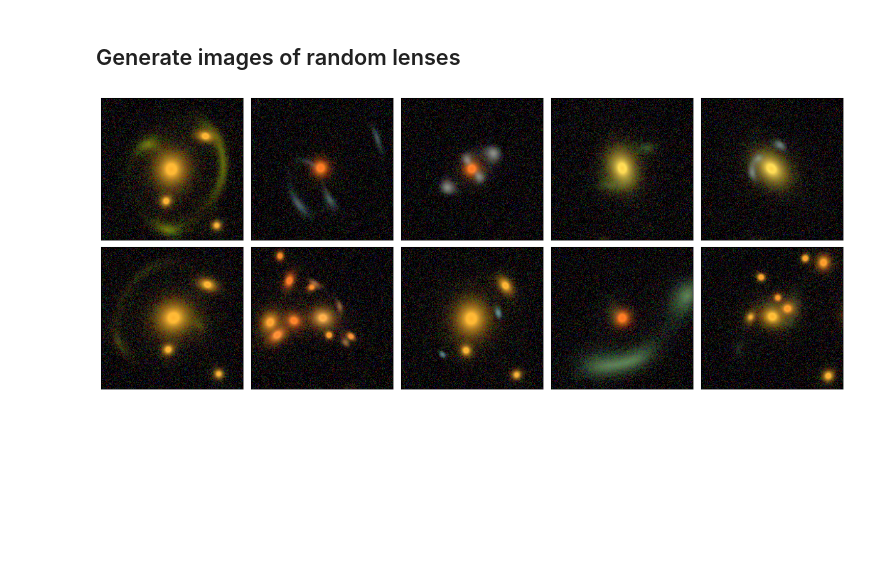
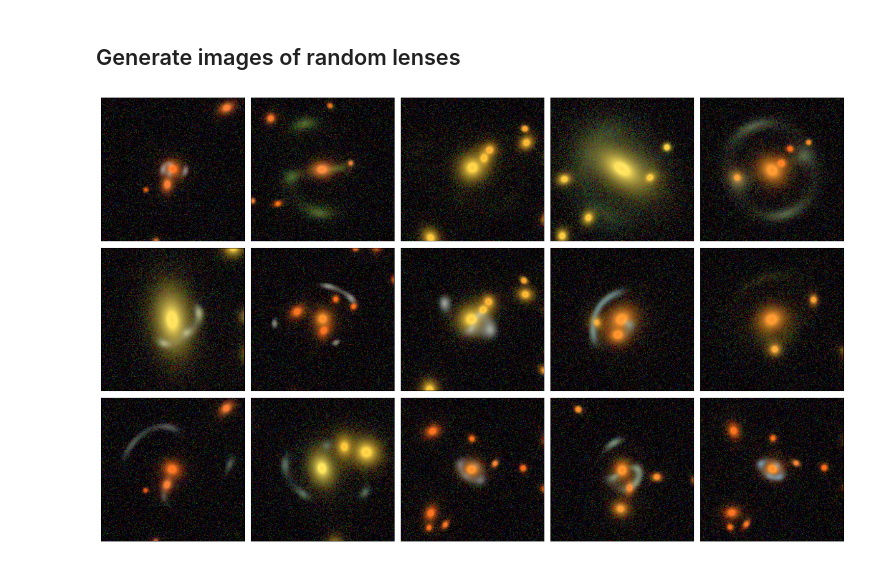
Before and after one commit to LSST-strong-lensing/slsim, a Jupyter notebook: notebooks/cluster_lens.ipynb, the cells around one changed output. Saved outputs shown, nothing was run; the diff lists cells and outputs as text; code cells hidden in the pictures; blank space fills up the shorter version.

```diff
--- a/notebooks/cluster_lens.ipynb
+++ b/notebooks/cluster_lens.ipynb
@@ -102,21 +100,21 @@ lenspop = LensPop(
 # %%
 # make some cuts in the image separations and limited magnitudes of the arc
 kwargs_lens_cut_plot = {
     "min_image_separation": 2.0,
     "max_image_separation": 30.0,
-    "mag_arc_limit": {"g": 23, "r": 23, "i": 23},
+    "mag_arc_limit": {"g": 22, "r": 22, "i": 22},
 }
 
 cluster_lens_plot = LensingPlots(lenspop, num_pix=200, coadd_years=10)
 
 # generate montage indicating which bands are used for the rgb color image
 fig, axes = cluster_lens_plot.plot_montage(
     rgb_band_list=["i", "r", "g"],
     add_noise=True,
     n_horizont=5,
-    n_vertical=2,
+    n_vertical=3,
     kwargs_lens_cut=kwargs_lens_cut_plot,
 )
 plt.show()
 # %% [output]
-[figure, old version]
+[figure, new version]
```
Also changed, not shown: parts of 5 cells of this notebook, 2 other files.
